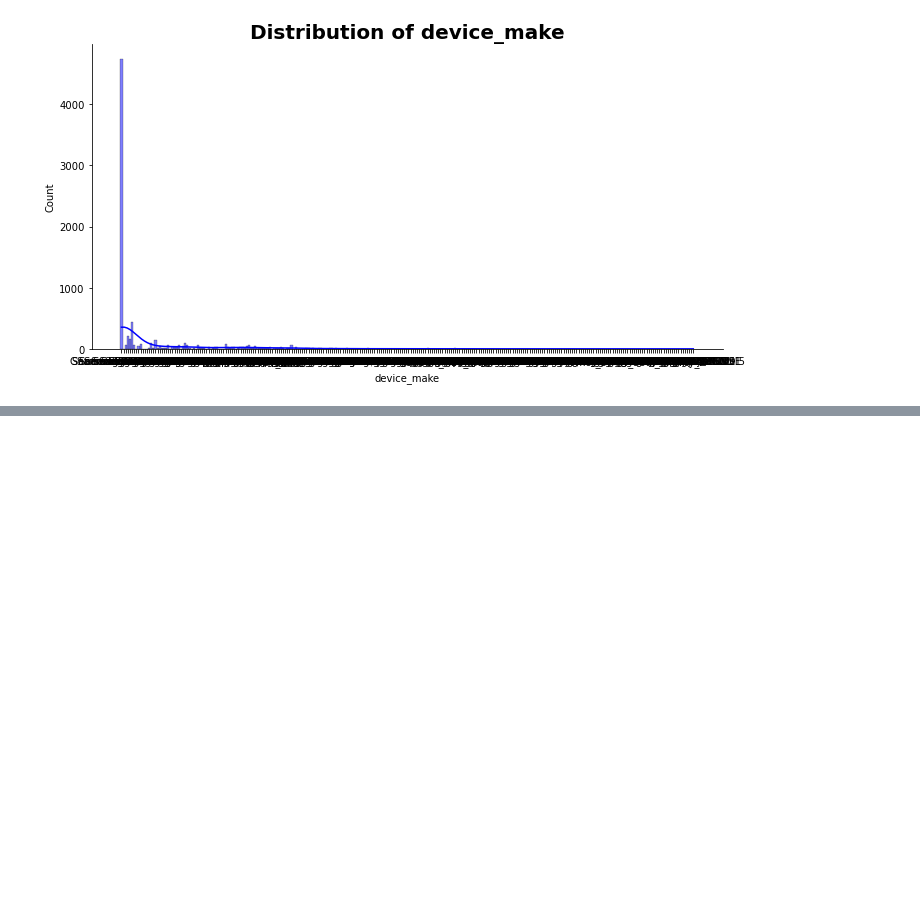
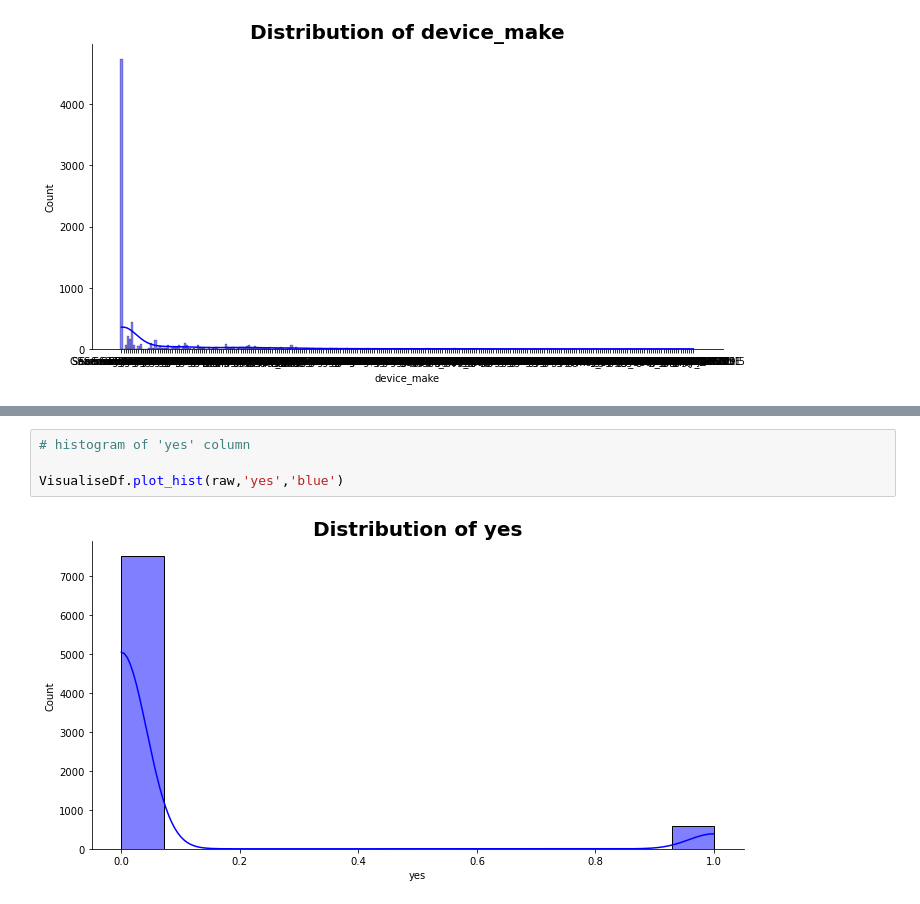
Before and after one commit to Group-6-10Academy/smart_ad_ABtesting, a Jupyter notebook: notebooks/new_EDA.ipynb, the cells around one changed output, grey strips where cells are left out. Drawn from its saved outputs; the diff is of its cells as text; blank space fills up the shorter version.

```diff
--- a/notebooks/new_EDA.ipynb
+++ b/notebooks/new_EDA.ipynb
@@ -343,0 +356,6 @@ VisualiseDf.plot_hist(raw,'device_make','blue')
+# %%
+# histogram of 'yes' column
+
+VisualiseDf.plot_hist(raw,'yes','blue')
+# %% [output]
+[figure, added]
```
Also changed, not shown: parts of 26 cells of this notebook.
